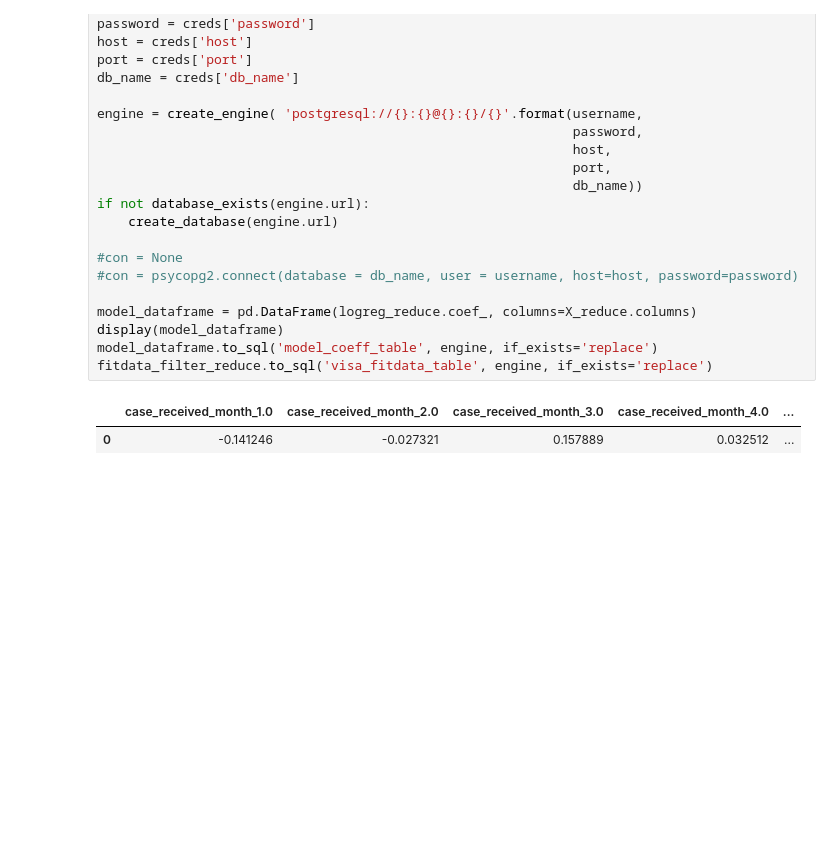
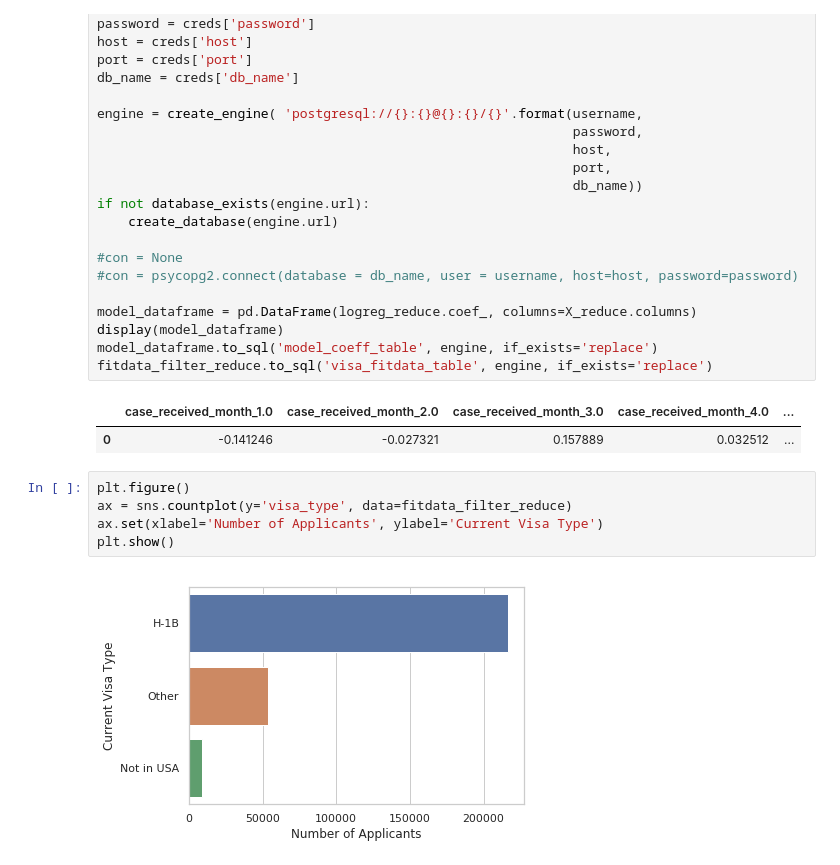
Before and after one commit to lkahre/insight_app, a Jupyter notebook: model_tests.ipynb, the cells around one changed output. Drawn from its saved outputs; the diff is of its cells as text; blank space fills up the shorter version.

```diff
--- a/model_tests.ipynb
+++ b/model_tests.ipynb
@@ -754,3 +764,10 @@ fitdata_filter_reduce.to_sql('visa_fitdata_table', engine, if_exists='replace')
 # %% [output]
 |  | case_received_month_1.0 | case_received_month_2.0 | case_received_month_3.0 | case_received_month_4.0 | ... |
 | 0 | -0.141246 | -0.027321 | 0.157889 | 0.032512 | ... |
+# %%
+plt.figure()
+ax = sns.countplot(y='visa_type', data=fitdata_filter_reduce)
+ax.set(xlabel='Number of Applicants', ylabel='Current Visa Type')
+plt.show()
+# %% [output]
+[figure, added]
```
Also changed, not shown: parts of 5 cells of this notebook, 1 other file.
